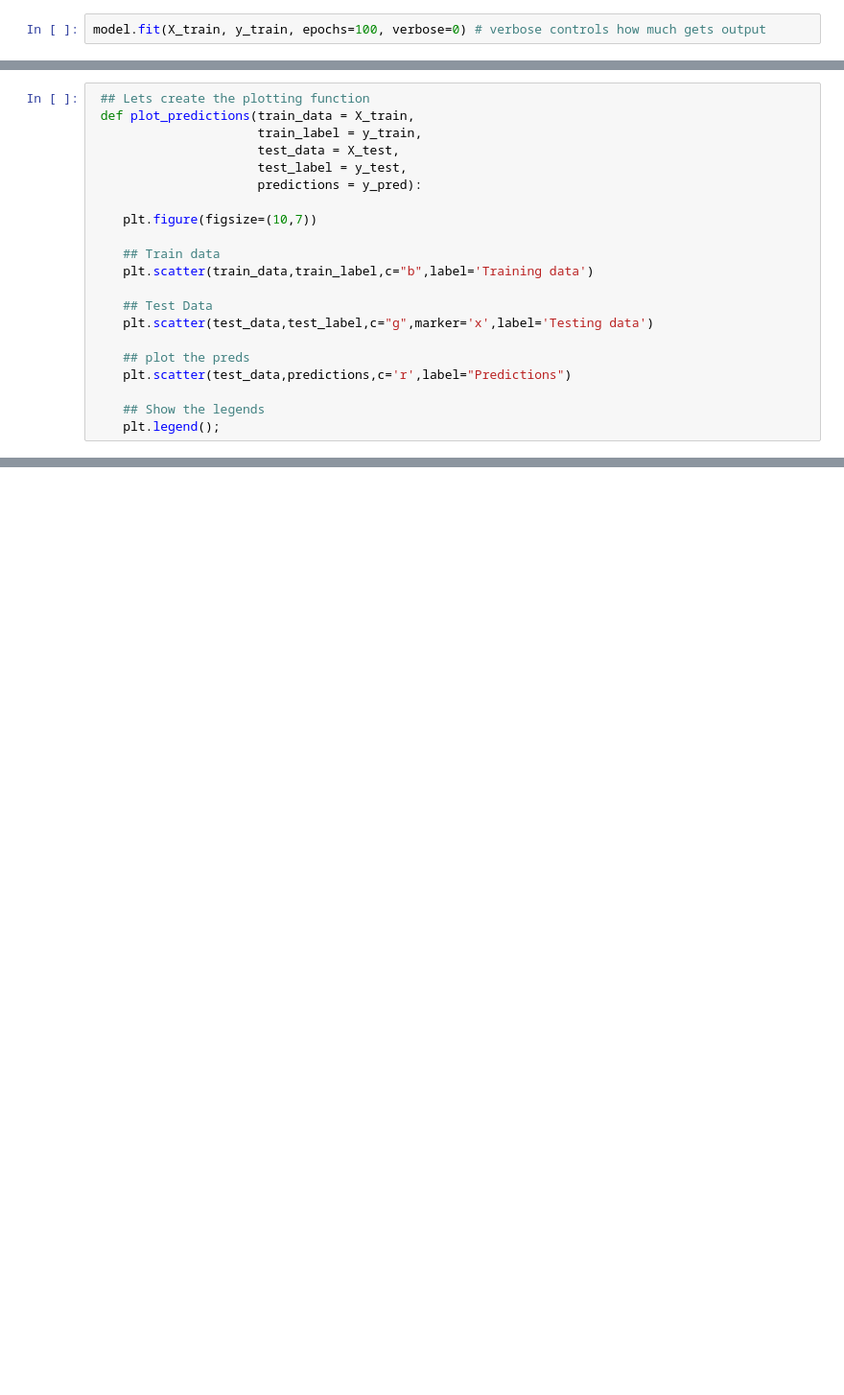
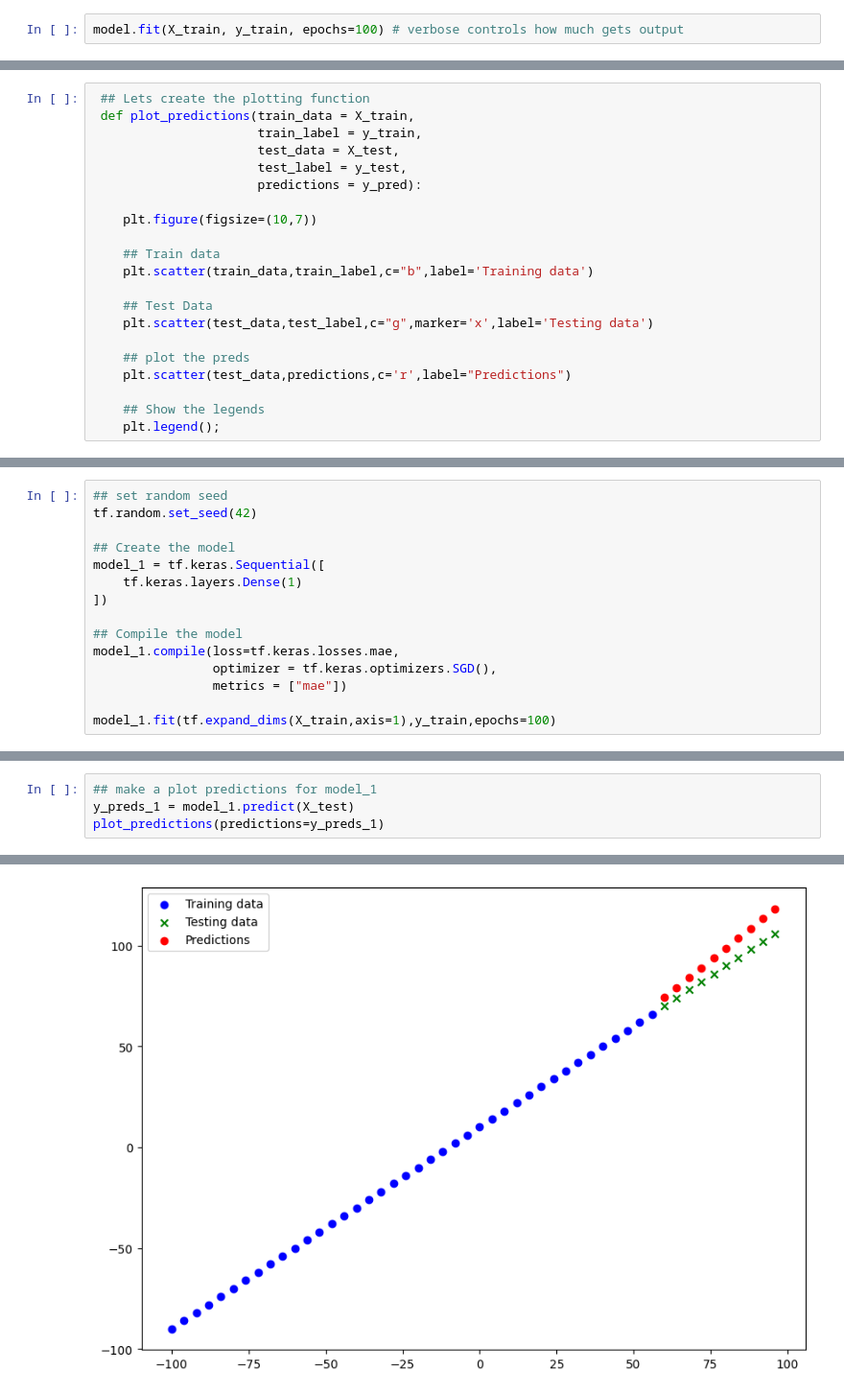
Before and after one commit to pawara101/tensor-flow, a Jupyter notebook: 01_neural_network_regression_with_tensorflow.ipynb, the cells around one changed output, grey strips where cells are left out. Shown at 96% size. Cells and saved outputs as stored; diff of their text form; blank space fills up the shorter version.

```diff
--- a/01_neural_network_regression_with_tensorflow.ipynb
+++ b/01_neural_network_regression_with_tensorflow.ipynb
@@ -385,5 +404,5 @@ Trainable params: 31 (124.00 Byte)
 Non-trainable params: 0 (0.00 Byte)
 _________________________________________________________________
 # %%
-model.fit(X_train, y_train, epochs=100, verbose=0) # verbose controls how much gets output
+model.fit(X_train, y_train, epochs=100) # verbose controls how much gets output
 # %% [output]
@@ -450,0 +584,15 @@ Depending on the problem you are working on, there will be different evaluation
+# %%
+## set random seed
+tf.random.set_seed(42)
+
+## Create the model
+model_1 = tf.keras.Sequential([
+    tf.keras.layers.Dense(1)
+])
+
+## Compile the model
+model_1.compile(loss=tf.keras.losses.mae,
+                optimizer = tf.keras.optimizers.SGD(),
+                metrics = ["mae"])
+
+model_1.fit(tf.expand_dims(X_train,axis=1),y_train,epochs=100)
@@ -450,0 +618,5 @@ Depending on the problem you are working on, there will be different evaluation
+# %%
+## make a plot predictions for model_1
+y_preds_1 = model_1.predict(X_test)
+plot_predictions(predictions=y_preds_1)
+# %% [output]
@@ -450,0 +625 @@ Depending on the problem you are working on, there will be different evaluation
+[figure, added]
```
Also changed, not shown: parts of 53 cells of this notebook.
